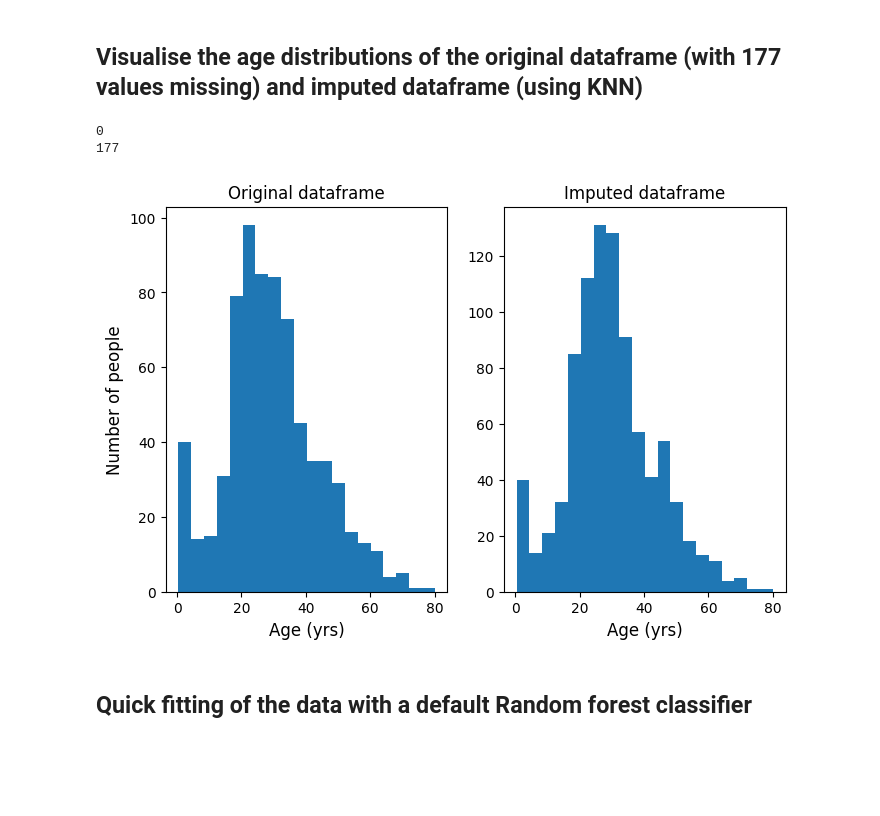
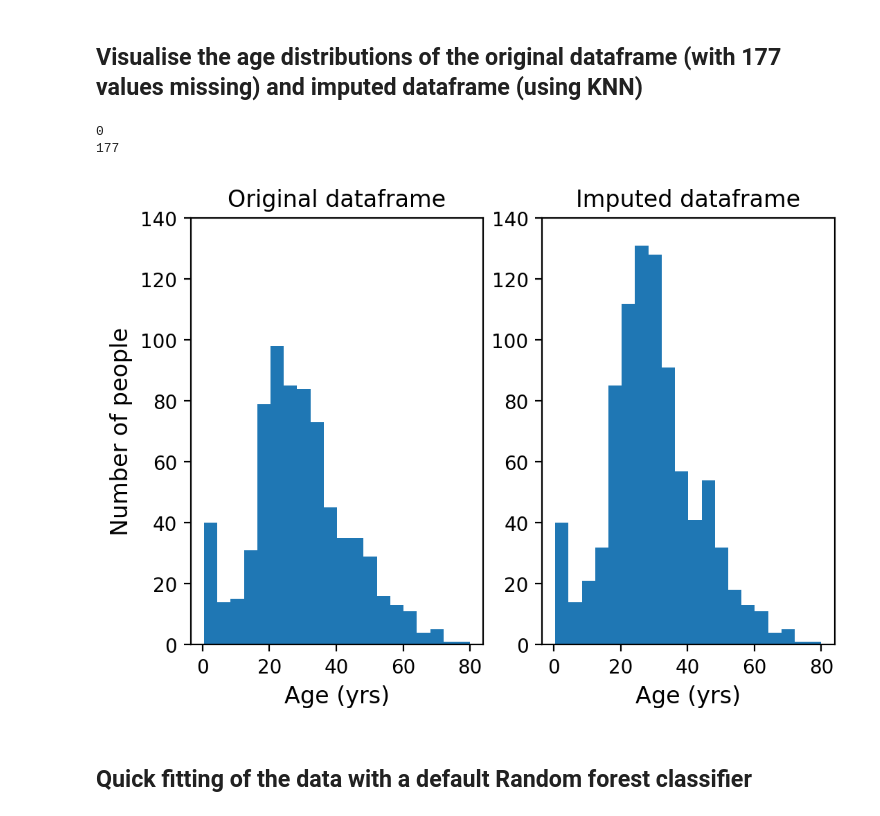
Before and after one commit to lnsayer/kaggle-projects, a Jupyter notebook: final-titanic-notebook.ipynb, the cells around one changed output. Cells and saved outputs as stored; diff of their text form; code cells hidden in the pictures; blank space fills up the shorter version.

```diff
--- a/final-titanic-notebook.ipynb
+++ b/final-titanic-notebook.ipynb
@@ -389,30 +365,32 @@ Index(['PassengerId', 'Survived', 'Sex', 'Age', 'SibSp', 'Parch', 'Fare',
 # %%
 # Columns to drop in preparing the dataframes
 drop_columns = ["Embarked", "Ticket", "Name", 'PassengerId']
 
 new_train_df = prepare_dataframe(train_df, drop_columns)
 new_test_df = prepare_dataframe(test_df, drop_columns)
 
 #Plotting histograms of the feature variables
-fig, (ax0, ax1) = plt.subplots(nrows=1, ncols=2, figsize = (8,5))
+fig, (ax0, ax1) = plt.subplots(nrows=1, ncols=2, figsize = (6,4))
 
 # Create histograms
 ax0.hist(train_df["Age"], bins=20);
-ax1.hist(new_train_df["Age"], bins=20);
+ax1.hist(new_train_df["Age"], bins=20, );
 
 # Set labels
 ax0.set_xlabel('Age (yrs)', fontsize = 12)
 ax0.set_ylabel('Number of people', fontsize = 12)
 ax1.set_xlabel('Age (yrs)', fontsize = 12)
 ax0.set_title('Original dataframe')
 ax1.set_title('Imputed dataframe')
+ax0.set_ylim(0,140)
+ax1.set_ylim(0,140)
 
 print(new_train_df["Age"].isna().sum())
 print(train_df["Age"].isna().sum())
 # %% [output]
 0
 177
-[figure, old version]
+[figure, new version]
 # %% [markdown]
 ## Quick fitting of the data with a default Random forest classifier
 # %%
```
Also changed, not shown: parts of 3 cells of this notebook.
